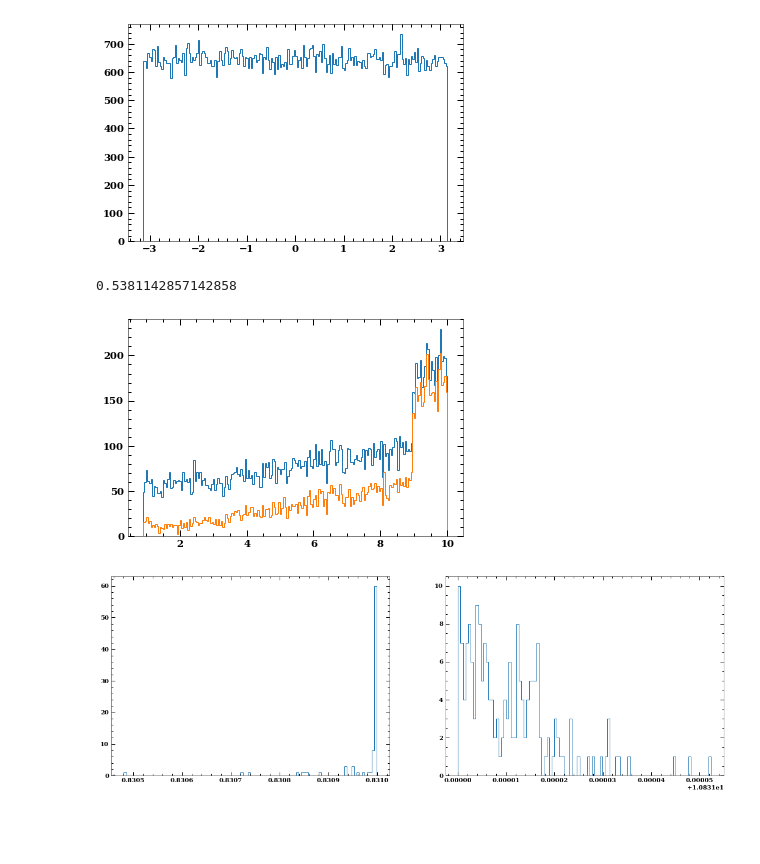
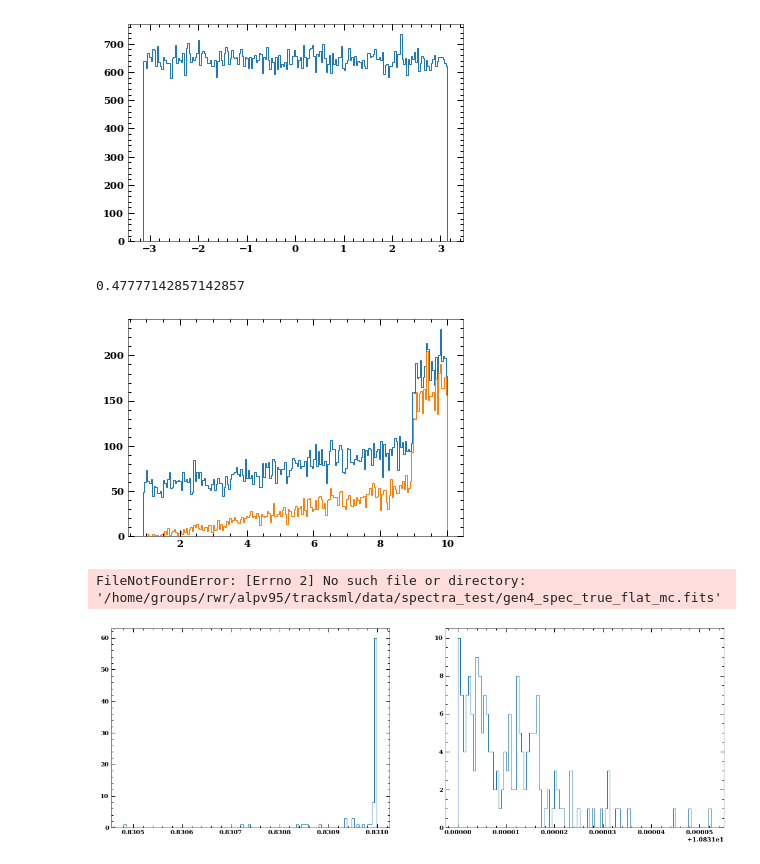
Before and after one commit to alpv95/IXPEML, a Jupyter notebook: notebooks/MDP_Check.ipynb, the cells around one changed output. Drawn from its saved outputs; the diff is of its cells as text; code cells hidden in the pictures; blank space fills up the shorter version.

```diff
--- a/notebooks/MDP_Check.ipynb
+++ b/notebooks/MDP_Check.ipynb
@@ -166,20 +166,21 @@ h = plt.hist(x['angles'][:,0][cut],bins=200,histtype='step')
 # %% [output]
 [figure]
 # %%
-cut = (x['z'] < 0.95) + (x['z'] > 10.7)
+cut = (x['z'] < 0.9) + (x['z'] > 10.83)
 h = plt.hist(x['energy'][:,0],bins=200,histtype='step')
 h = plt.hist(x['energy'][:,0][cut],bins=200,histtype='step')
 # h = plt.hist(x['mom_energy'],bins=200,histtype='step')
 print(len(x['energy'][:,0][cut]) / len(x['energy'][:,0]))
 # %% [output]
-0.5381142857142858
+0.47777142857142857
-[figure, old version]
+[figure, new version]
 # %%
-with fits.open(home_dir + 'data/spectra2/gen4_spec_true_flat_recon.fits', memmap=True) as hdut:
-    pha = hdut[1].data['PHA']
-with fits.open(home_dir + 'data/spectra2/gen4_spec_true_flat_mc.fits', memmap=False) as hdut:
-    absz = hdut[1].data['ABS_Z']
-    E = hdut[1].data['ENERGY']
+# with fits.open(home_dir + 'data/spectra2/gen4_spec_PL2_recon.fits', memmap=True) as hdut:
+#     pha = hdut[1].data['PHA']
+with fits.open(home_dir + 'data/spectra_test/gen4_spec_true_flat_mc.fits', memmap=False) as hdut:
+    data = hdut[1].data
+# %% [output]
+FileNotFoundError: [Errno 2] No such file or directory: '/home/groups/rwr/alpv95/tracksml/data/spectra_test/gen4_spec_true_flat_mc.fits'
 # %%
 fig,(ax1,ax2) = plt.subplots(figsize=(18,6),ncols=2)
 e1,e2 = 1.5,1.6
```
Also changed, not shown: 9 other files.
